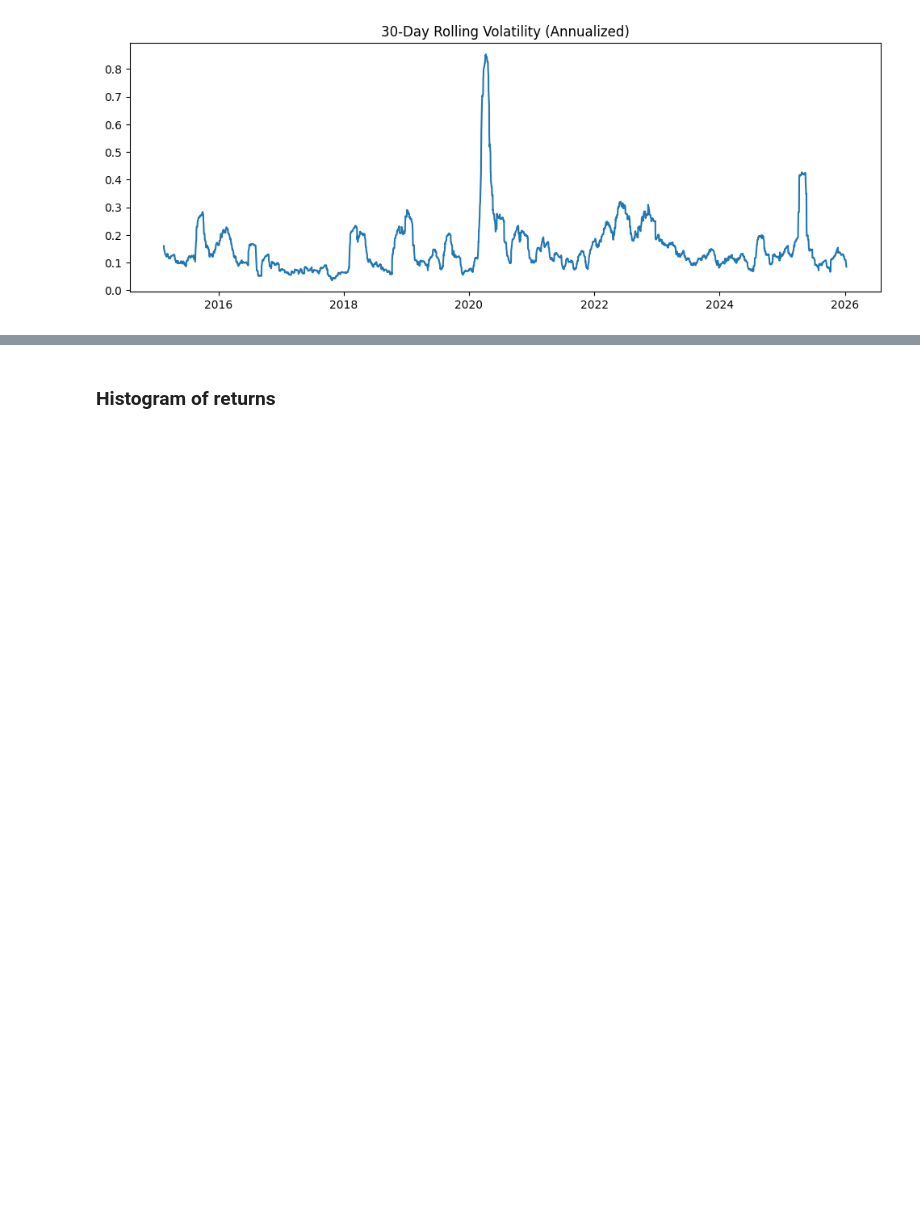
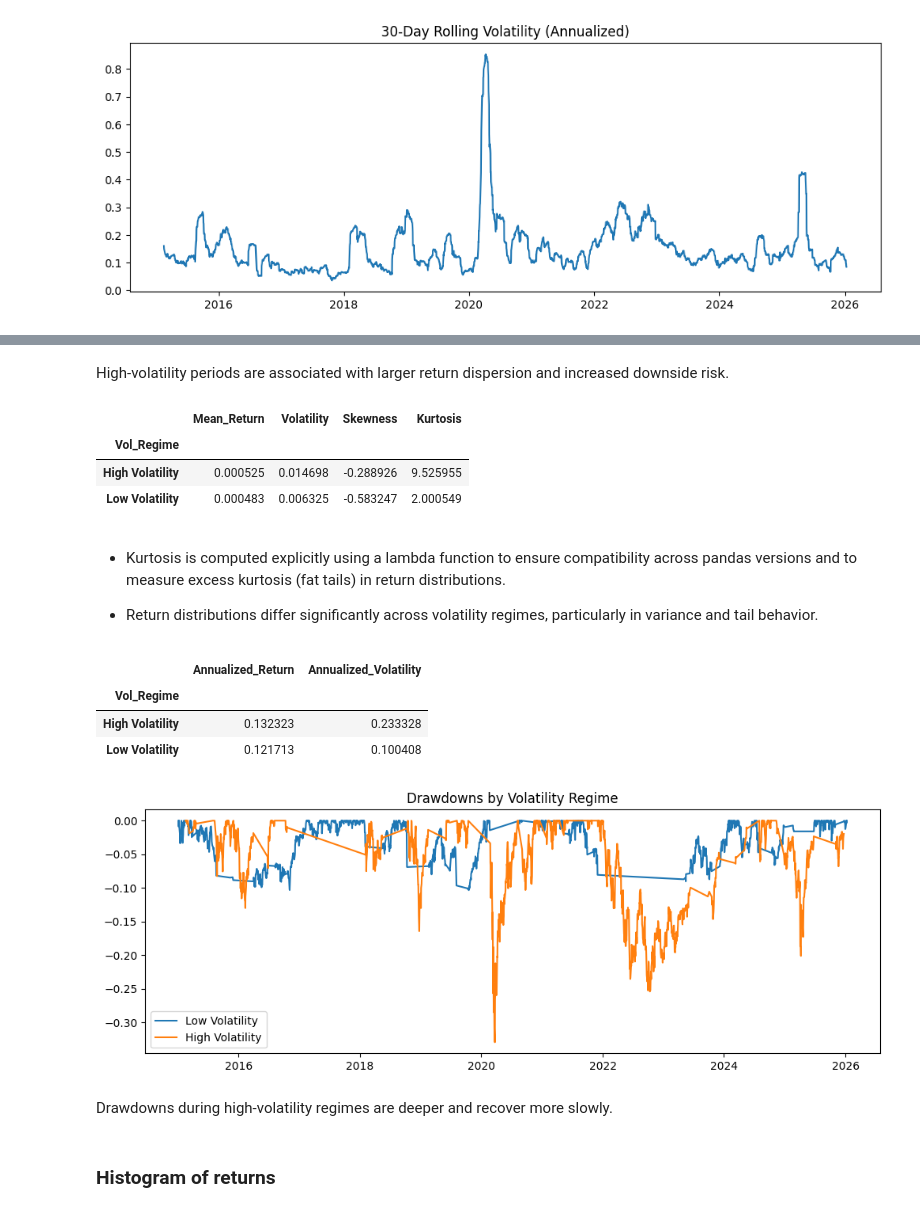
Before and after one commit to harshith8gowda/quant-data-projects, a Jupyter notebook: project_1_market_analysis/market_overview.ipynb, the cells around one changed output, grey strips where cells are left out. Drawn from its saved outputs; the diff is of its cells as text; code cells hidden in the pictures; blank space fills up the shorter version.

```diff
--- a/project_1_market_analysis/market_overview.ipynb
+++ b/project_1_market_analysis/market_overview.ipynb
@@ -155,3 +186,50 @@ plt.show()
+# %% [markdown]
+High-volatility periods are associated with larger return dispersion and increased downside risk.
+# %%
+regime_stats = data.groupby('Vol_Regime')['Returns'].agg(
+    Mean_Return='mean',
+    Volatility='std',
+    Skewness='skew',
+    Kurtosis=lambda x: x.kurt()
+)
+
+regime_stats
+# %% [output]
+|  | Mean_Return | Volatility | Skewness | Kurtosis |
+| Vol_Regime |  |  |  |  |
+| High Volatility | 0.000525 | 0.014698 | -0.288926 | 9.525955 |
+| Low Volatility | 0.000483 | 0.006325 | -0.583247 | 2.000549 |
+# %% [markdown]
+- Kurtosis is computed explicitly using a lambda function to ensure compatibility across pandas versions and to measure excess kurtosis (fat tails) in return distributions.
+
+- Return distributions differ significantly across volatility regimes, particularly in variance and tail behavior.
+# %%
+regime_annual = data.groupby('Vol_Regime')['Returns'].agg(
+    Annualized_Return=lambda x: x.mean() * 252,
+    Annualized_Volatility=lambda x: x.std() * np.sqrt(252)
+)
+regime_annual
+# %% [output]
+|  | Annualized_Return | Annualized_Volatility |
+| Vol_Regime |  |  |
+| High Volatility | 0.132323 | 0.233328 |
+| Low Volatility | 0.121713 | 0.100408 |
+# %%
+plt.figure(figsize=(12,4))
+
+for regime in ['Low Volatility', 'High Volatility']:
+    subset = data[data['Vol_Regime'] == regime]
+    cum = (1 + subset['Returns']).cumprod()
+    dd = cum / cum.cummax() - 1
+    plt.plot(dd, label=regime)
+
+plt.legend()
+plt.title("Drawdowns by Volatility Regime")
+plt.show()
+# %% [output]
+[figure, added]
+# %% [markdown]
+Drawdowns during high-volatility regimes are deeper and recover more slowly.
 # %% [markdown]
 ### Histogram of returns
 # %% [markdown]
```
Also changed, not shown: parts of 6 cells of this notebook, 2 other files.
